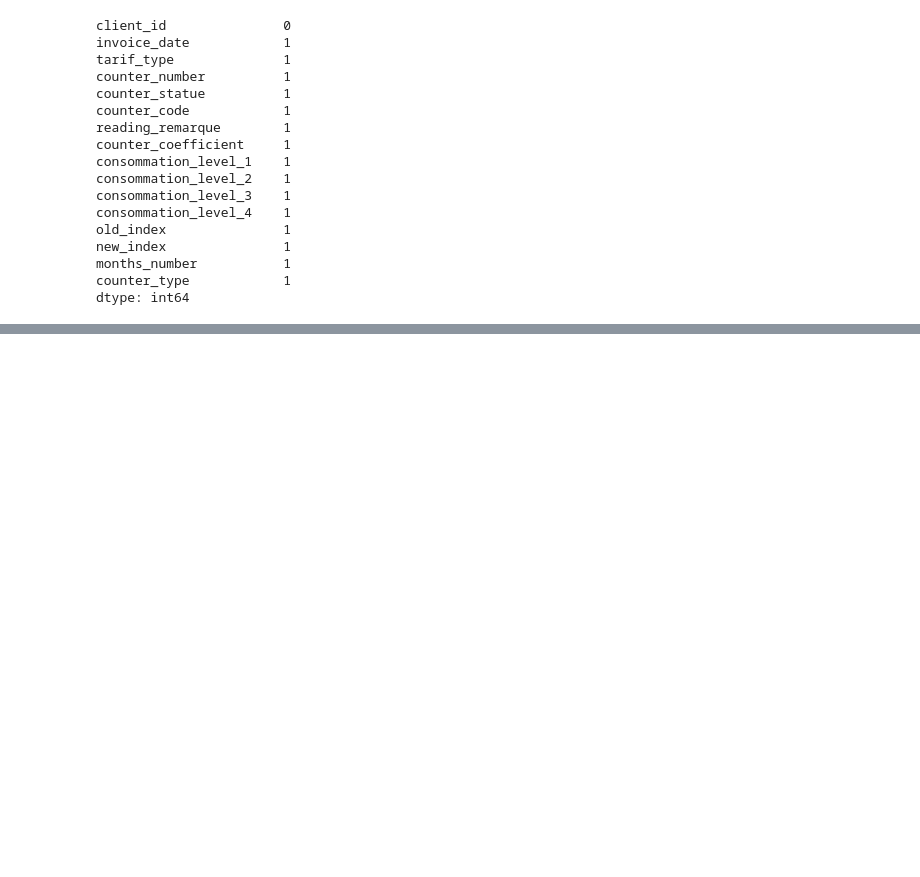
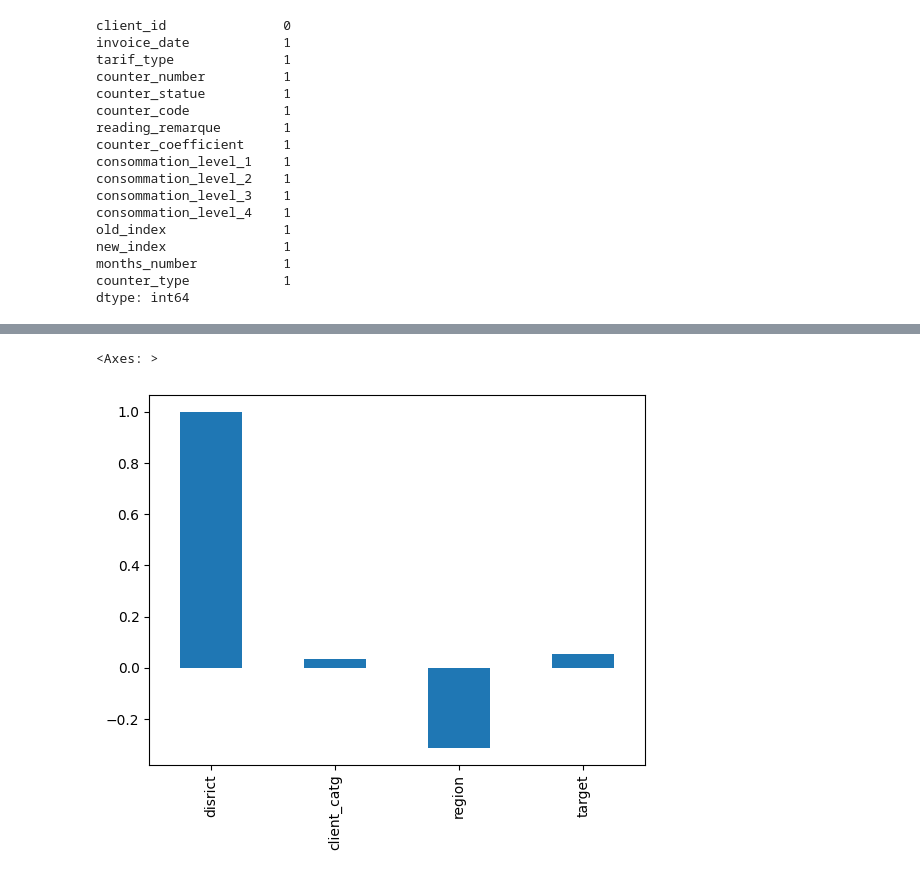
Before and after one commit to tigermcrae/Comradefoodreccomender, a Jupyter notebook: Fraud_Detection.ipynb, the cells around one changed output, grey strips where cells are left out. Cells and saved outputs as stored; diff of their text form; code cells hidden in the pictures; blank space fills up the shorter version.

```diff
--- a/Fraud_Detection.ipynb
+++ b/Fraud_Detection.ipynb
@@ -132,0 +262,5 @@ AttributeError: ignored
+# %%
+client_train.corr()['disrict'].plot(kind='bar')
+# %% [output]
+<Axes: >
+[figure, added]
```
Also changed, not shown: parts of 26 cells of this notebook.
